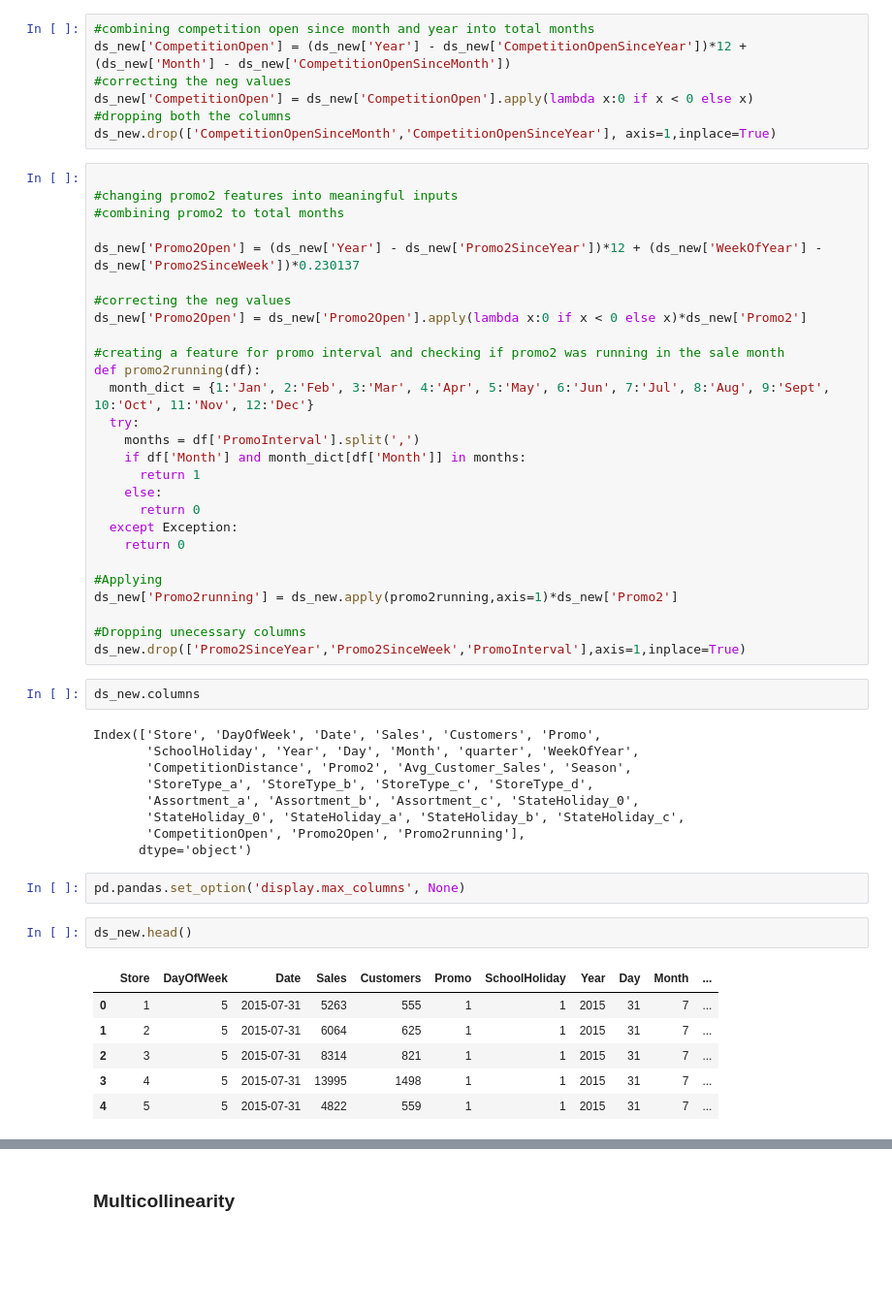
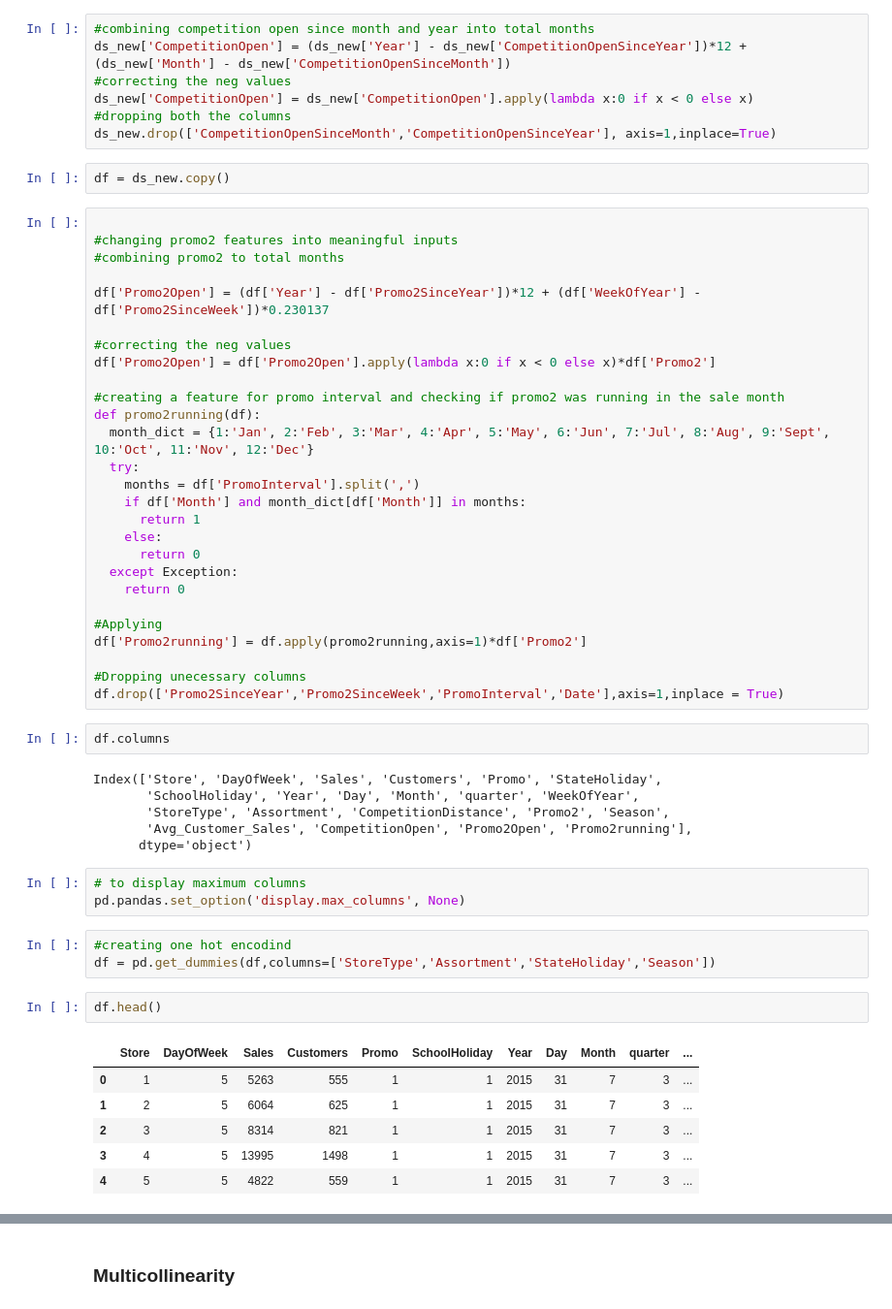
Before and after one commit to vicksypython/Retail-price-prediction-, a Jupyter notebook: ML_Retail_price_prediction_capstone_proj.ipynb, the cells around one changed output, grey strips where cells are left out. Shown at 97% size. Cells and saved outputs as stored; diff of their text form; blank space fills up the shorter version.

```diff
--- a/ML_Retail_price_prediction_capstone_proj.ipynb
+++ b/ML_Retail_price_prediction_capstone_proj.ipynb
@@ -634,15 +632,17 @@ ds_new['CompetitionOpen'] = (ds_new['Year'] - ds_new['CompetitionOpenSinceYear']
 ds_new['CompetitionOpen'] = ds_new['CompetitionOpen'].apply(lambda x:0 if x < 0 else x)
 #dropping both the columns
 ds_new.drop(['CompetitionOpenSinceMonth','CompetitionOpenSinceYear'], axis=1,inplace=True)
+# %%
+df = ds_new.copy()
 # %%
 
 #changing promo2 features into meaningful inputs
 #combining promo2 to total months
 
-ds_new['Promo2Open'] = (ds_new['Year'] - ds_new['Promo2SinceYear'])*12 + (ds_new['WeekOfYear'] - ds_new['Promo2SinceWeek'])*0.230137
+df['Promo2Open'] = (df['Year'] - df['Promo2SinceYear'])*12 + (df['WeekOfYear'] - df['Promo2SinceWeek'])*0.230137
 
 #correcting the neg values
-ds_new['Promo2Open'] = ds_new['Promo2Open'].apply(lambda x:0 if x < 0 else x)*ds_new['Promo2']
+df['Promo2Open'] = df['Promo2Open'].apply(lambda x:0 if x < 0 else x)*df['Promo2']
 
 #creating a feature for promo interval and checking if promo2 was running in the sale month
 def promo2running(df):
@@ -657,29 +657,30 @@ def promo2running(df):
     return 0
 
 #Applying
-ds_new['Promo2running'] = ds_new.apply(promo2running,axis=1)*ds_new['Promo2']
+df['Promo2running'] = df.apply(promo2running,axis=1)*df['Promo2']
 
 #Dropping unecessary columns
-ds_new.drop(['Promo2SinceYear','Promo2SinceWeek','PromoInterval'],axis=1,inplace=True)
+df.drop(['Promo2SinceYear','Promo2SinceWeek','PromoInterval','Date'],axis=1,inplace = True)
 # %%
-ds_new.columns
+df.columns
 # %% [output]
-Index(['Store', 'DayOfWeek', 'Date', 'Sales', 'Customers', 'Promo',
+Index(['Store', 'DayOfWeek', 'Sales', 'Customers', 'Promo', 'StateHoliday',
        'SchoolHoliday', 'Year', 'Day', 'Month', 'quarter', 'WeekOfYear',
-       'CompetitionDistance', 'Promo2', 'Avg_Customer_Sales', 'Season',
-       'StoreType_a', 'StoreType_b', 'StoreType_c', 'StoreType_d',
-       'Assortment_a', 'Assortment_b', 'Assortment_c', 'StateHoliday_0',
-       'StateHoliday_0', 'StateHoliday_a', 'StateHoliday_b', 'StateHoliday_c',
-       'CompetitionOpen', 'Promo2Open', 'Promo2running'],
+       'StoreType', 'Assortment', 'CompetitionDistance', 'Promo2', 'Season',
+       'Avg_Customer_Sales', 'CompetitionOpen', 'Promo2Open', 'Promo2running'],
       dtype='object')
 # %%
+# to display maximum columns
 pd.pandas.set_option('display.max_columns', None)
+# %%
+#creating one hot encodind
+df = pd.get_dummies(df,columns=['StoreType','Assortment','StateHoliday','Season'])
 # %%
-ds_new.head()
+df.head()
 # %% [output]
-|  | Store | DayOfWeek | Date | Sales | Customers | Promo | SchoolHoliday | Year | Day | Month | ... |
-| 0 | 1 | 5 | 2015-07-31 | 5263 | 555 | 1 | 1 | 2015 | 31 | 7 | ... |
-| 1 | 2 | 5 | 2015-07-31 | 6064 | 625 | 1 | 1 | 2015 | 31 | 7 | ... |
-| 2 | 3 | 5 | 2015-07-31 | 8314 | 821 | 1 | 1 | 2015 | 31 | 7 | ... |
-| 3 | 4 | 5 | 2015-07-31 | 13995 | 1498 | 1 | 1 | 2015 | 31 | 7 | ... |
-| 4 | 5 | 5 | 2015-07-31 | 4822 | 559 | 1 | 1 | 2015 | 31 | 7 | ... |
+|  | Store | DayOfWeek | Sales | Customers | Promo | SchoolHoliday | Year | Day | Month | quarter | ... |
+| 0 | 1 | 5 | 5263 | 555 | 1 | 1 | 2015 | 31 | 7 | 3 | ... |
+| 1 | 2 | 5 | 6064 | 625 | 1 | 1 | 2015 | 31 | 7 | 3 | ... |
+| 2 | 3 | 5 | 8314 | 821 | 1 | 1 | 2015 | 31 | 7 | 3 | ... |
+| 3 | 4 | 5 | 13995 | 1498 | 1 | 1 | 2015 | 31 | 7 | 3 | ... |
+| 4 | 5 | 5 | 4822 | 559 | 1 | 1 | 2015 | 31 | 7 | 3 | ... |
```
Also changed, not shown: parts of 60 cells of this notebook.
